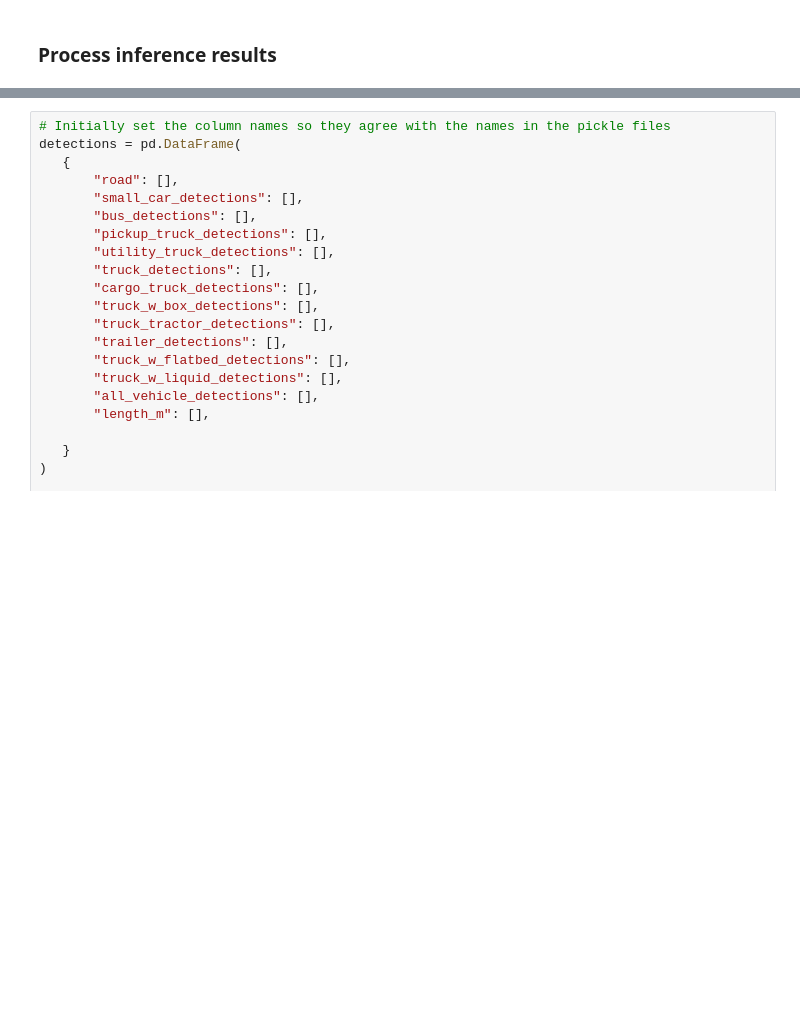
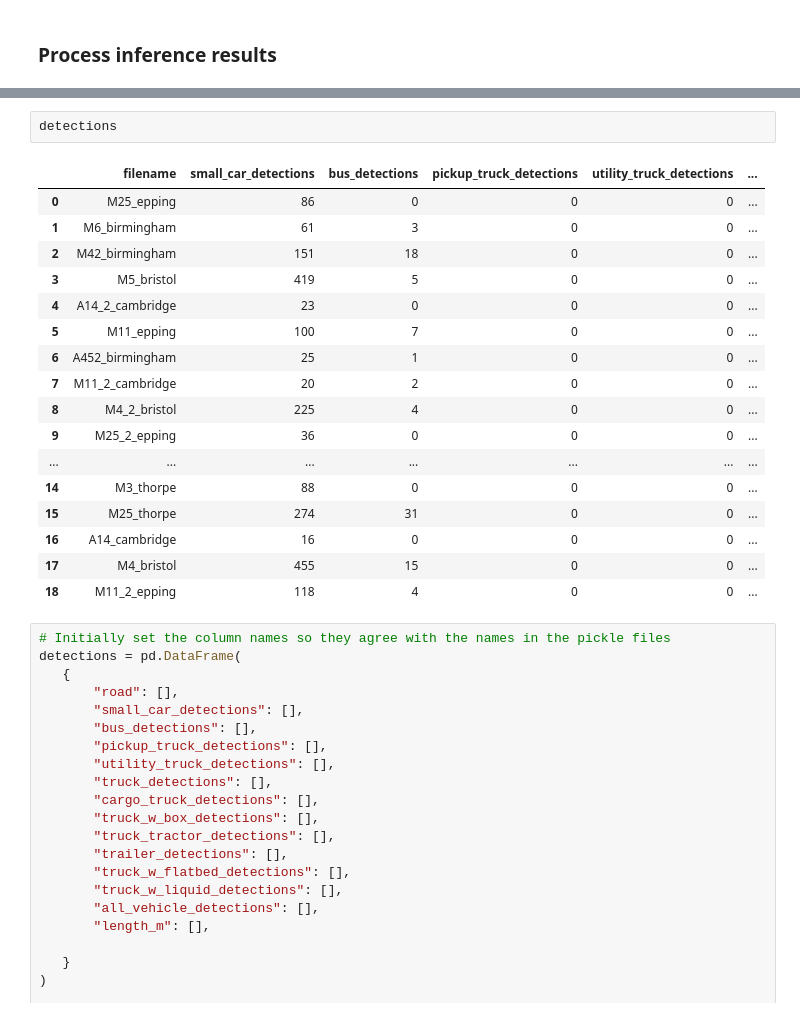
Before and after one commit to JakeRobertBaker/small-object-detection-benchmark, a Jupyter notebook: Inference-Highways.ipynb, the cells around one changed output, grey strips where cells are left out. Drawn from its saved outputs; the diff is of its cells as text; blank space fills up the shorter version.

```diff
--- a/Inference-Highways.ipynb
+++ b/Inference-Highways.ipynb
@@ -136,3 +217,23 @@ Prediction results are successfully exported to runs/highways/XVIEW_SAHI_PO11
+# %%
+detections
+# %% [output]
+|  | filename | small_car_detections | bus_detections | pickup_truck_detections | utility_truck_detections | ... |
+| 0 | M25_epping | 86 | 0 | 0 | 0 | ... |
+| 1 | M6_birmingham | 61 | 3 | 0 | 0 | ... |
+| 2 | M42_birmingham | 151 | 18 | 0 | 0 | ... |
+| 3 | M5_bristol | 419 | 5 | 0 | 0 | ... |
+| 4 | A14_2_cambridge | 23 | 0 | 0 | 0 | ... |
+| 5 | M11_epping | 100 | 7 | 0 | 0 | ... |
+| 6 | A452_birmingham | 25 | 1 | 0 | 0 | ... |
+| 7 | M11_2_cambridge | 20 | 2 | 0 | 0 | ... |
+| 8 | M4_2_bristol | 225 | 4 | 0 | 0 | ... |
+| 9 | M25_2_epping | 36 | 0 | 0 | 0 | ... |
+| ... | ... | ... | ... | ... | ... | ... |
+| 14 | M3_thorpe | 88 | 0 | 0 | 0 | ... |
+| 15 | M25_thorpe | 274 | 31 | 0 | 0 | ... |
+| 16 | A14_cambridge | 16 | 0 | 0 | 0 | ... |
+| 17 | M4_bristol | 455 | 15 | 0 | 0 | ... |
+| 18 | M11_2_epping | 118 | 4 | 0 | 0 | ... |
 # %%
 # Initially set the column names so they agree with the names in the pickle files
 detections = pd.DataFrame(
```
Also changed, not shown: parts of 6 cells of this notebook.
